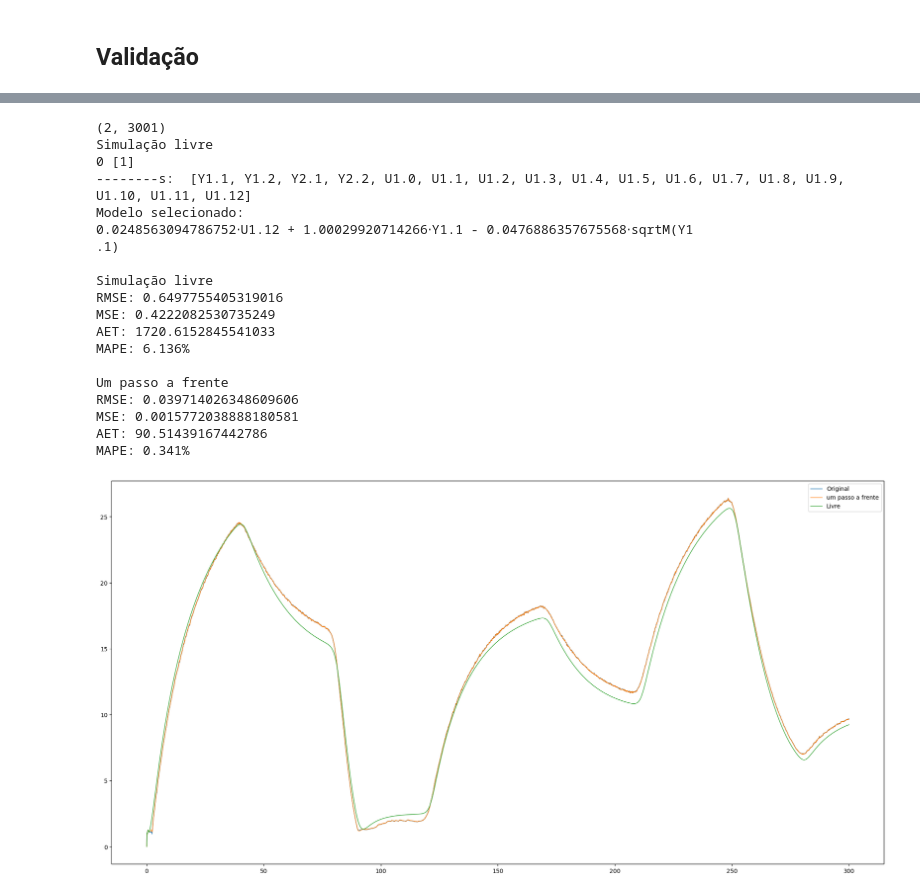
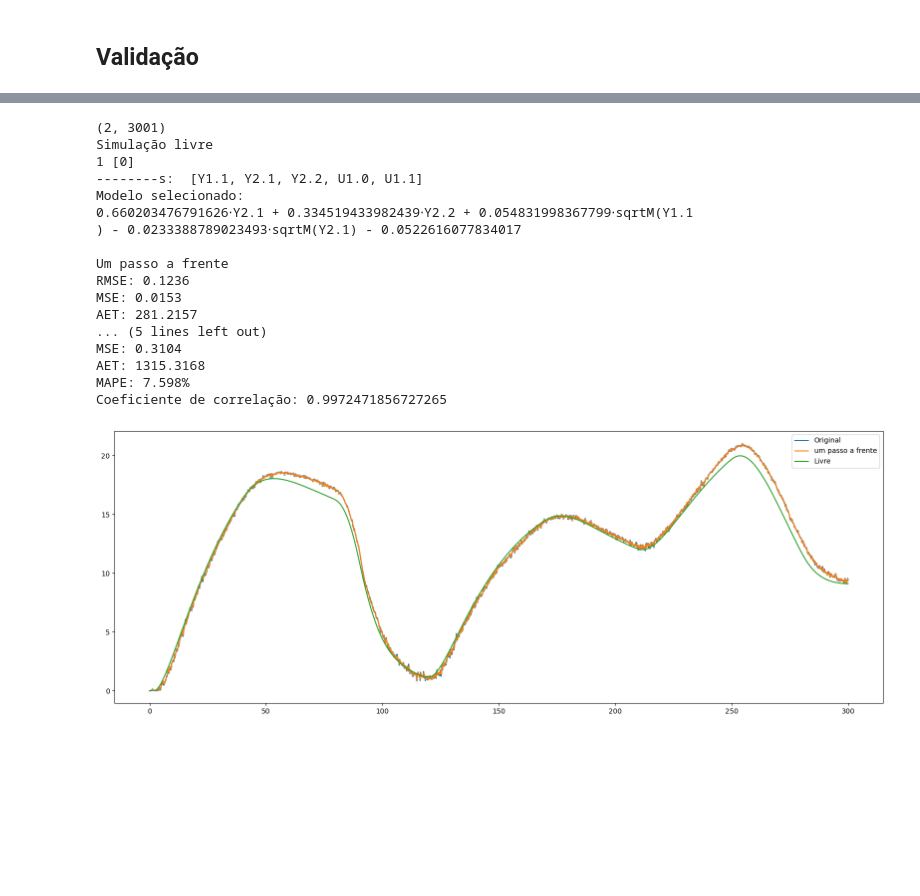
Before and after one commit to JonhLucas/NARX_MISO, a Jupyter notebook: coupleTanks.ipynb, the cells around one changed output, grey strips where cells are left out. Drawn from its saved outputs; the diff is of its cells as text; code cells hidden in the pictures; blank space fills up the shorter version.

```diff
--- a/coupleTanks.ipynb
+++ b/coupleTanks.ipynb
@@ -12,10 +12,15 @@ from methods.utils.utilities import *
 
 def metrics(y, yest):
     residuo1 = y - yest
-    mape = round(np.mean(np.abs(residuo1 / (yest + np.finfo(np.float64).eps))) * 100, 3)
-    print('RMSE:', np.sqrt(np.mean(np.square(residuo1))),'\nMSE:', np.mean(np.square(residuo1)), '\nAET:', np.sum(np.abs(residuo1)), '\nMAPE:', str(mape) + '%')
-    cc = np.corrcoef(y, yest)
-    #print("Correlation pearson:", np.mean(cc))
+    index = np.where(y != 0)
+    mape = round(np.mean(np.abs(residuo1[index] / y[index])) * 100, 3)
+    mse = np.mean(np.square(residuo1))
+    rmse = np.sqrt(mse)
+    aet = np.sum(np.abs(residuo1))
+    print('RMSE:', round(rmse, 4),'\nMSE:', round(mse, 4), '\nAET:', round(aet, 4), '\nMAPE:', str(round(mape, 5)) + '%')
+    coeficiente_corr = np.corrcoef(y, yest)[0, 1]
+    print("Coeficiente de correlação:", coeficiente_corr)
+    #print(y.shape, yest.shape)
 
 dataTank = pd.read_csv('data/coupletanks.csv')
 u = np.reshape(np.array(dataTank['u']), (1,-1))
@@ -28,8 +33,8 @@ output = 0  # 0 ou 1
 
 num = [3, 5]
 params = []
-params.append({'nb':[2,2],'na':[12], 'level':1, 'nonlinear':[0,0,0,0,0], 'root':True, 'delay':8, 'diff':True})
-params.append({'nb':[0,2],'na':[1], 'level':1, 'nonlinear':[0,0,0,0,0], 'root':True, 'delay':0, 'diff':True})
+params.append({'nb':[2,2],'na':[12], 'level':1, 'nonlinear':[0,0,0,0,0], 'root':True, 'delay':8, 'diff':False})
+params.append({'nb':[0,2],'na':[1], 'level':1, 'nonlinear':[0,0,0,0,0], 'root':True, 'delay':0, 'diff':False})
 
 sselector = structureSelector()
 ss = sselector.symbolic_regressors(**params[output])
@@ -41,6 +46,6 @@ psi, selected  = sselector.semp(vCandidatos.T, y[output, pad:], num[output], 0.0
 theta = LSM(y[output, pad:], psi)
 model = ss[selected]
 print(model, theta)
-print(ss)
+#print(ss)
 # %% [output]
 [Y1.1 U1.12 sqrtM(Y1.1)] [ 1.00029921  0.02485631 -0.04768864]
@@ -147,57 +161,56 @@ plt.show()
 v1[v1 < 0] = 0
 v2[v2 < 0] = 0
 #v2[:100] = 0
 yVal = np.vstack((v1.T, v2.T))
 print(yVal.shape)
 z = np.zeros(yVal.shape)
 valLivre = sselector.predict(uVal, yVal, theta, ss[selected], params[output]['nb'], params[output]['na'], output)
 yhat = sselector.oneStepForward(uVal, yVal, theta, ss[selected], params[output]['nb'], params[output]['na'], output)
 
 print("Modelo selecionado:")
 pprint( model @ theta)
 
-
+print("\nUm passo a frente")
+metrics(yVal[output].T, yhat)
 print("\nSimulação livre")
 metrics(yVal[output].T, valLivre)
-print("\nUm passo a frente")
-metrics(yVal[output].T, yhat)
 
-f, ax = plt.subplots(1, 1, figsize=[24, 12])
-
-plt.plot(t1, yVal[output].T, label='Original', linewidth=1.0)
-plt.plot(t1, yhat, label='um passo a frente', linewidth=1.0)
-plt.plot(t1, valLivre, label='Livre', linewidth=1.0)
+#f, ax = plt.subplots(1, 1, figsize=[24, 12])
+l = 1.5
+plt.figure(figsize=(16, 6))
+plt.plot(t1, yVal[output].T, label='Original', linewidth=l) #, linewidth=1.0
+plt.plot(t1, yhat, label='um passo a frente', linewidth=l)
+plt.plot(t1, valLivre, label='Livre', linewidth=l)
 #ax[0].set_title("Simulações")
+plt.tight_layout()
 plt.legend()
-plt.savefig('figure/tank1Val.png')
+#plt.savefig('/home/jonhlucas/Downloads/periodo atual/TCC/escrita/Modelo TCC - Jonh lucas/figuras/tank1Val.png')
 
 
 '''ax[1].plot(t1, yVal[output].T - valLivre, label='Livre')
 ax[1].plot(t1, yVal[output].T - yhat, label='um passo a frente')
 ax[1].set_title("Resíduos")
 ax[1].legend()'''
 plt.show()
 # %% [output]
 (2, 3001)
 Simulação livre
-0 [1]
---------s:  [Y1.1, Y1.2, Y2.1, Y2.2, U1.0, U1.1, U1.2, U1.3, U1.4, U1.5, U1.6, U1.7, U1.8, U1.9, U1.10, U1.11, U1.12]
+1 [0]
+--------s:  [Y1.1, Y2.1, Y2.2, U1.0, U1.1]
 Modelo selecionado:
-0.0248563094786752⋅U1.12 + 1.00029920714266⋅Y1.1 - 0.0476886357675568⋅sqrtM(Y1
-.1)
-
-Simulação livre
-RMSE: 0.6497755405319016
-MSE: 0.4222082530735249
-AET: 1720.6152845541033
-MAPE: 6.136%
+0.660203476791626⋅Y2.1 + 0.334519433982439⋅Y2.2 + 0.054831998367799⋅sqrtM(Y1.1
+) - 0.0233388789023493⋅sqrtM(Y2.1) - 0.0522616077834017
 
 Um passo a frente
-RMSE: 0.039714026348609606
-MSE: 0.0015772038888180581
-AET: 90.51439167442786
-MAPE: 0.341%
+RMSE: 0.1236
+MSE: 0.0153
+AET: 281.2157
+... (5 lines left out)
+MSE: 0.3104
+AET: 1315.3168
+MAPE: 7.598%
+Coeficiente de correlação: 0.9972471856727265
-[figure, old version]
+[figure, new version]
 # %%
 slivre1 = sselector.predict(uVal, yVal, theta, ss[selected], params[output]['nb'], params[output]['na'], output, params[output]['delay'], params[output]['diff'], dt=0.1)
 tt = [ 0.99289921,  0.02485943, -0.07151722]
```
Also changed, not shown: parts of 8 cells of this notebook, 3 other files.
